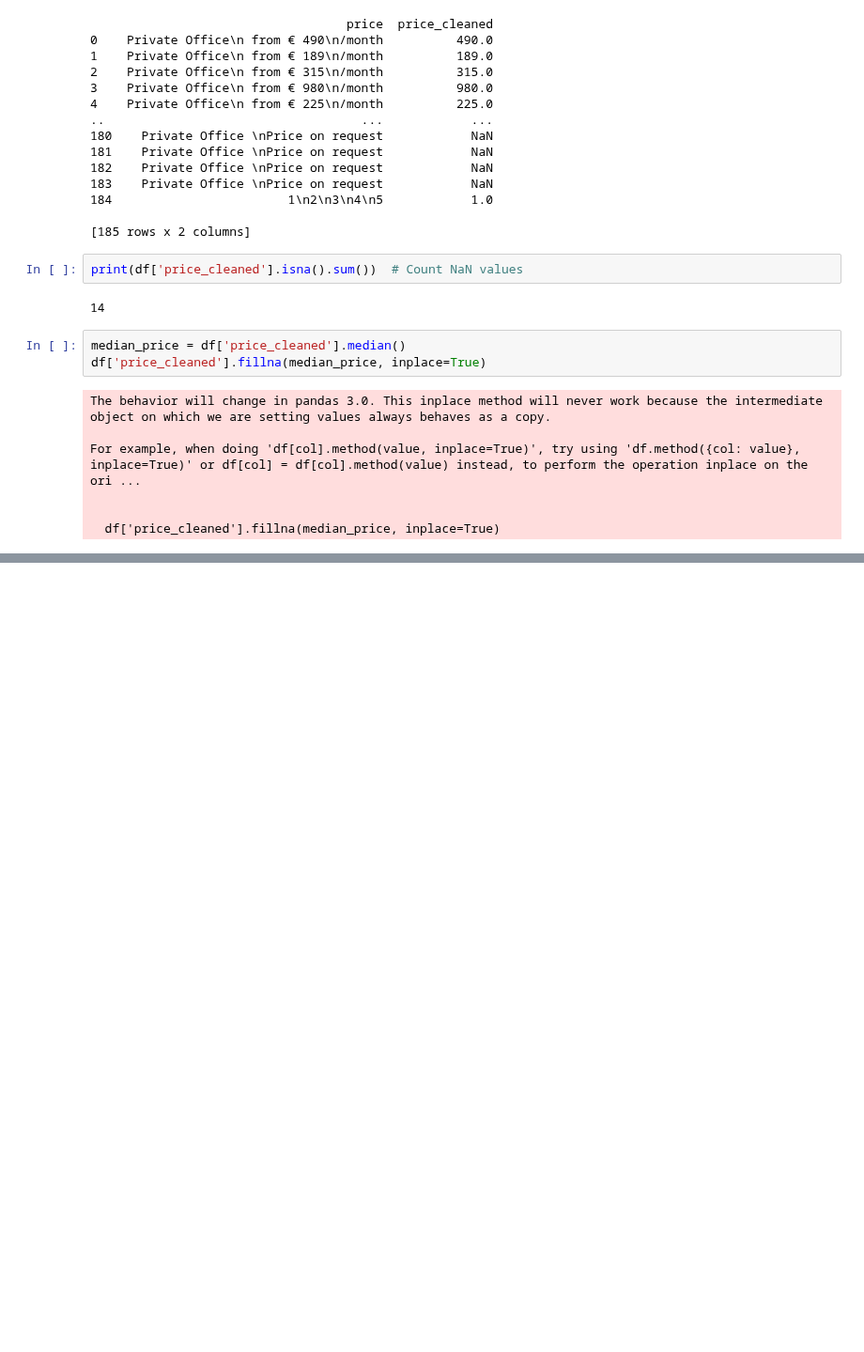
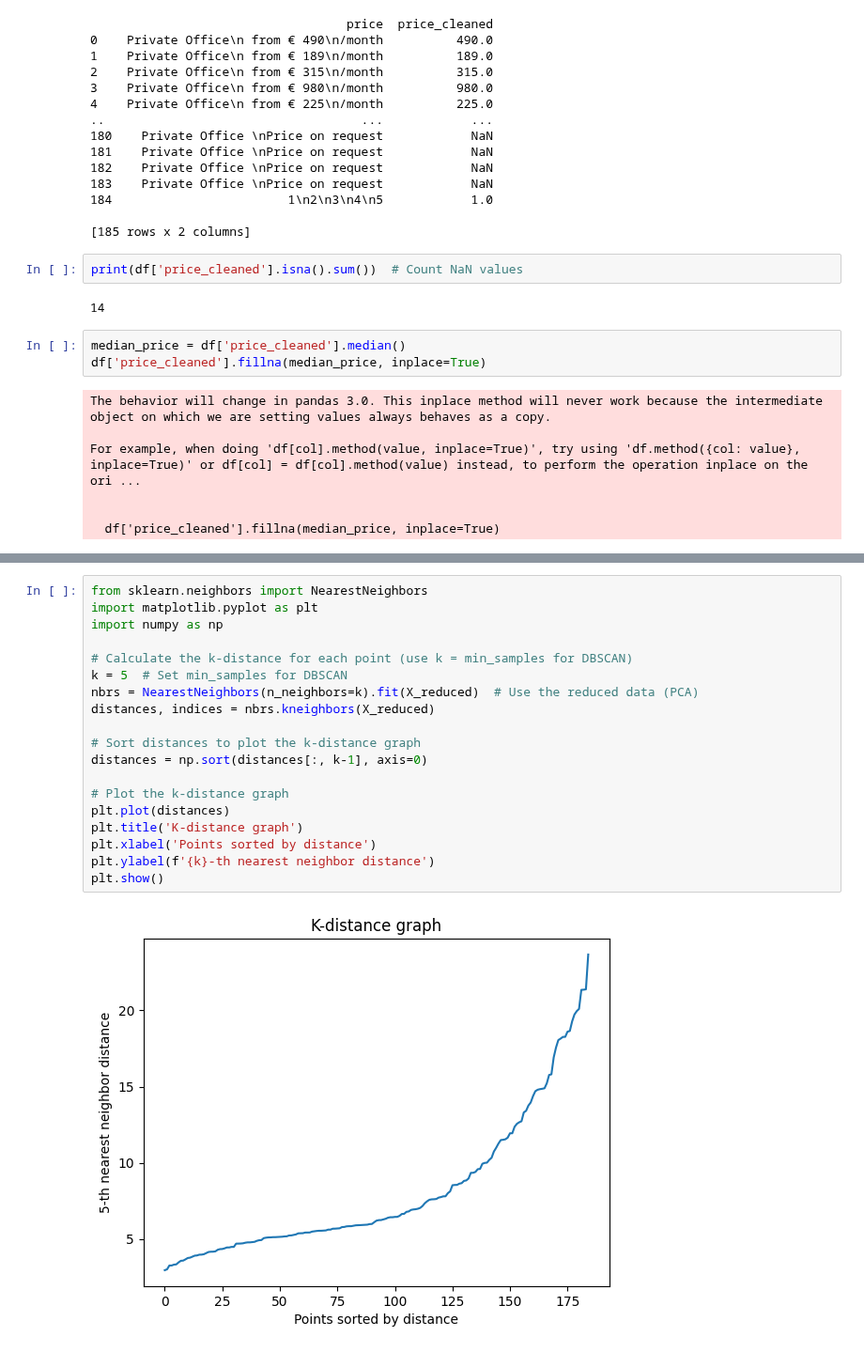
Before and after one commit to GabrielFersPin/Coworking, a Jupyter notebook: src/data_processing/madrid_overview_analysis.ipynb, the cells around one changed output, grey strips where cells are left out. Shown at 94% size. Cells and saved outputs as stored; diff of their text form; blank space fills up the shorter version.

```diff
--- a/src/data_processing/madrid_overview_analysis.ipynb
+++ b/src/data_processing/madrid_overview_analysis.ipynb
@@ -299,0 +303,21 @@ plt.show()
+# %%
+from sklearn.neighbors import NearestNeighbors
+import matplotlib.pyplot as plt
+import numpy as np
+
+# Calculate the k-distance for each point (use k = min_samples for DBSCAN)
+k = 5  # Set min_samples for DBSCAN
+nbrs = NearestNeighbors(n_neighbors=k).fit(X_reduced)  # Use the reduced data (PCA)
+distances, indices = nbrs.kneighbors(X_reduced)
+
+# Sort distances to plot the k-distance graph
+distances = np.sort(distances[:, k-1], axis=0)
+
+# Plot the k-distance graph
+plt.plot(distances)
+plt.title('K-distance graph')
+plt.xlabel('Points sorted by distance')
+plt.ylabel(f'{k}-th nearest neighbor distance')
+plt.show()
+# %% [output]
+[figure, added]
```
Also changed, not shown: parts of 19 cells of this notebook, 13 other files.
